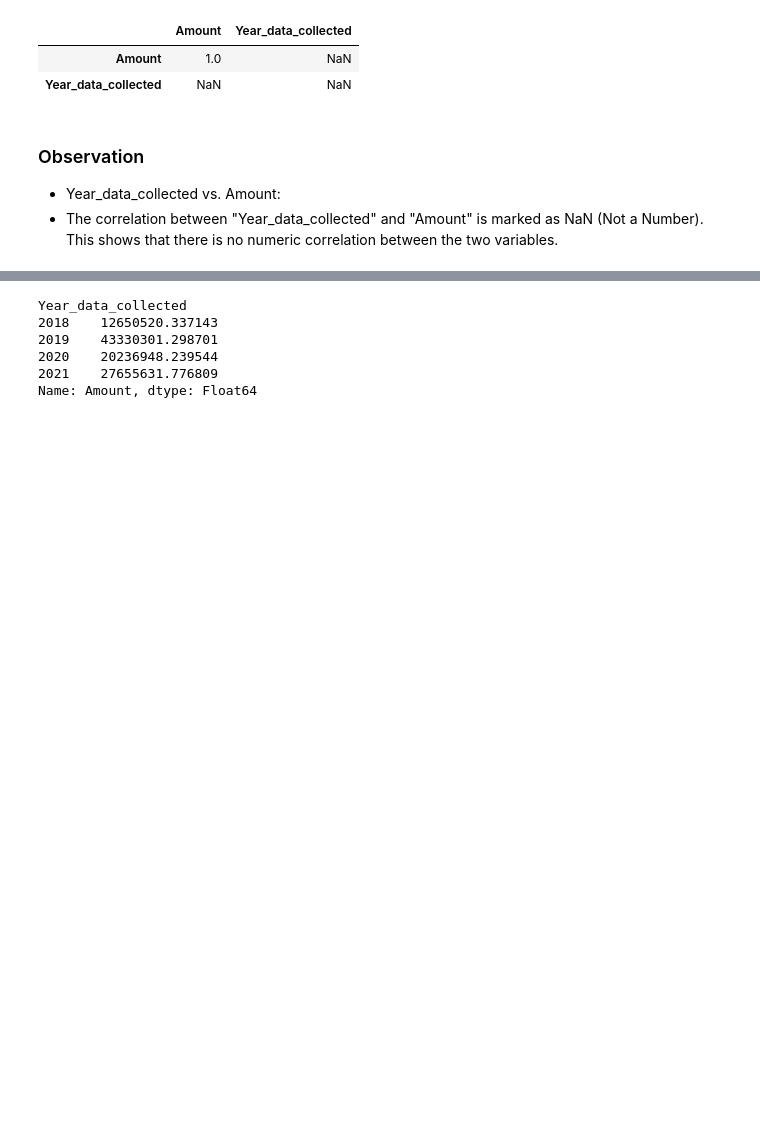
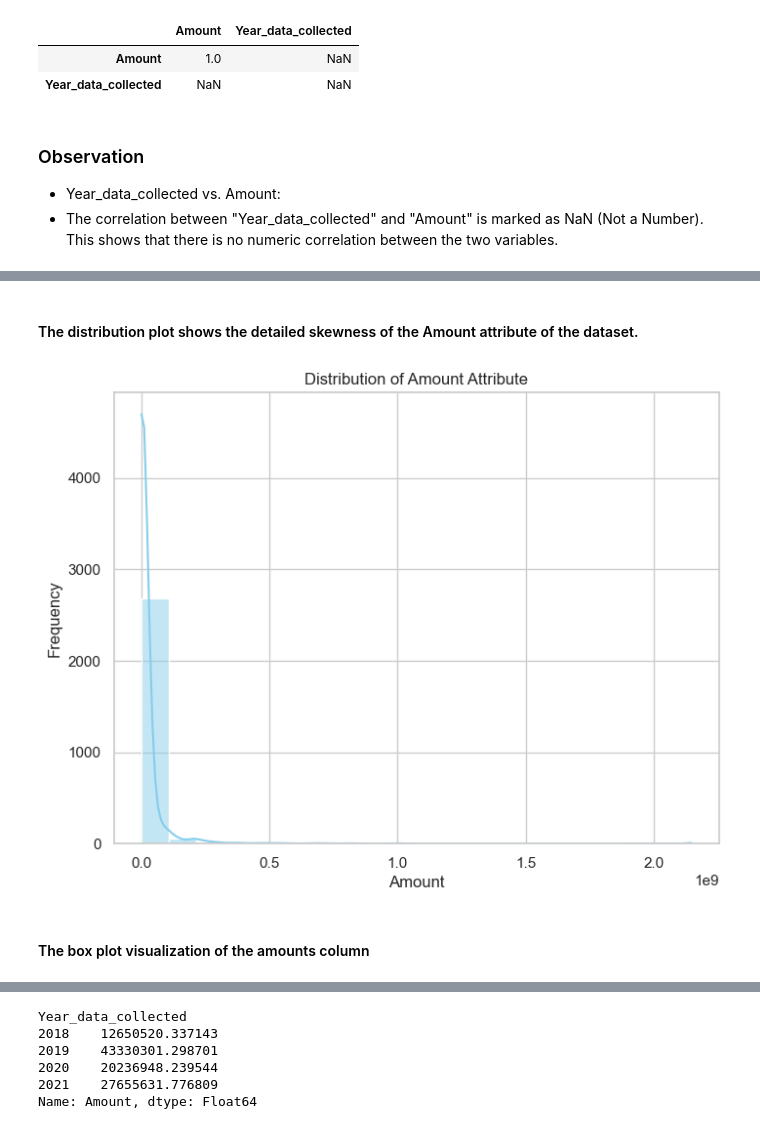
Before and after one commit to Vaniskemunto/ecosystem, a Jupyter notebook: ecosystem.ipynb, the cells around one changed output, grey strips where cells are left out. Cells and saved outputs as stored; diff of their text form; code cells hidden in the pictures; blank space fills up the shorter version.

```diff
--- a/ecosystem.ipynb
+++ b/ecosystem.ipynb
@@ -2143,0 +2155,19 @@ Correlation Matrix:
+# %% [markdown]
+#### The distribution plot shows the detailed skewness of the Amount attribute of the dataset.
+# %%
+
+
+full_data = pd.DataFrame(full_data)
+
+# Create a distribution plot for the 'Amount' attribute
+sns.set(style="whitegrid")
+plt.figure(figsize=(8, 6))
+sns.histplot(full_data['Amount'], kde=True, color='skyblue', bins=20)
+plt.title('Distribution of Amount Attribute')
+plt.xlabel('Amount')
+plt.ylabel('Frequency')
+plt.show()
+# %% [output]
+[figure, added]
+# %% [markdown]
+#### The box plot visualization of the amounts column
```
Also changed, not shown: parts of 68 cells of this notebook.
